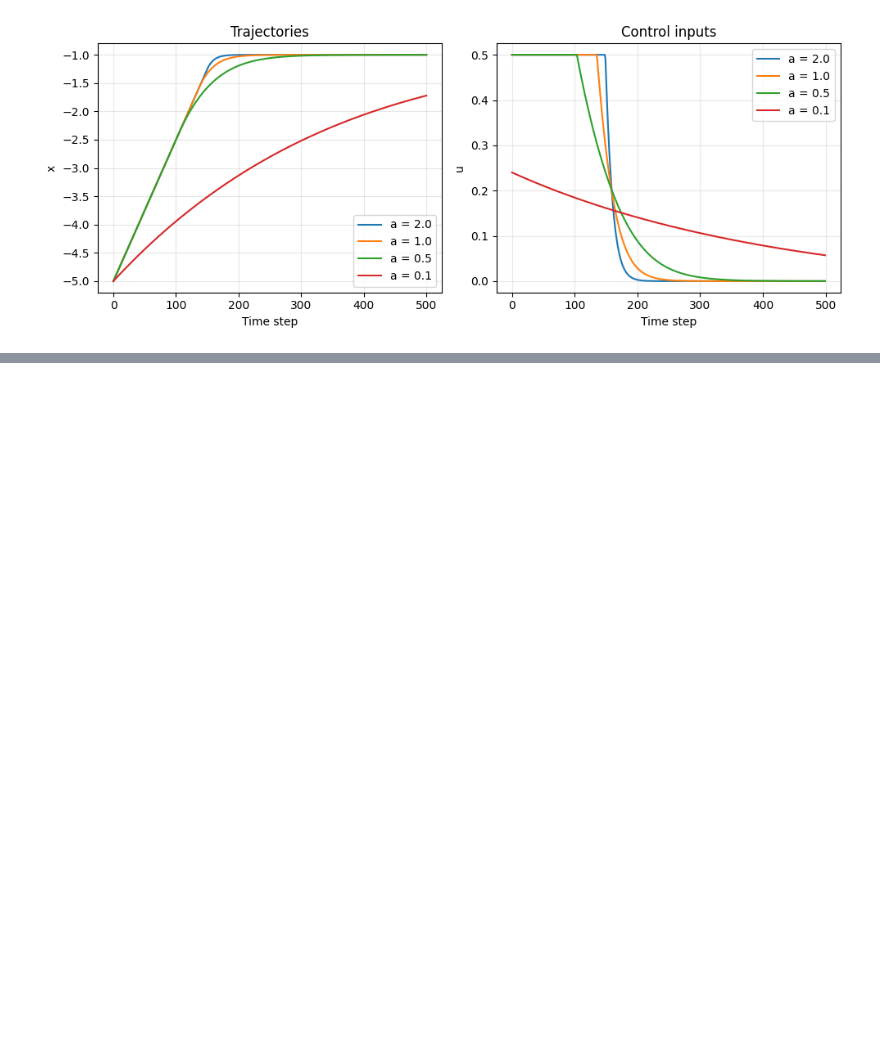
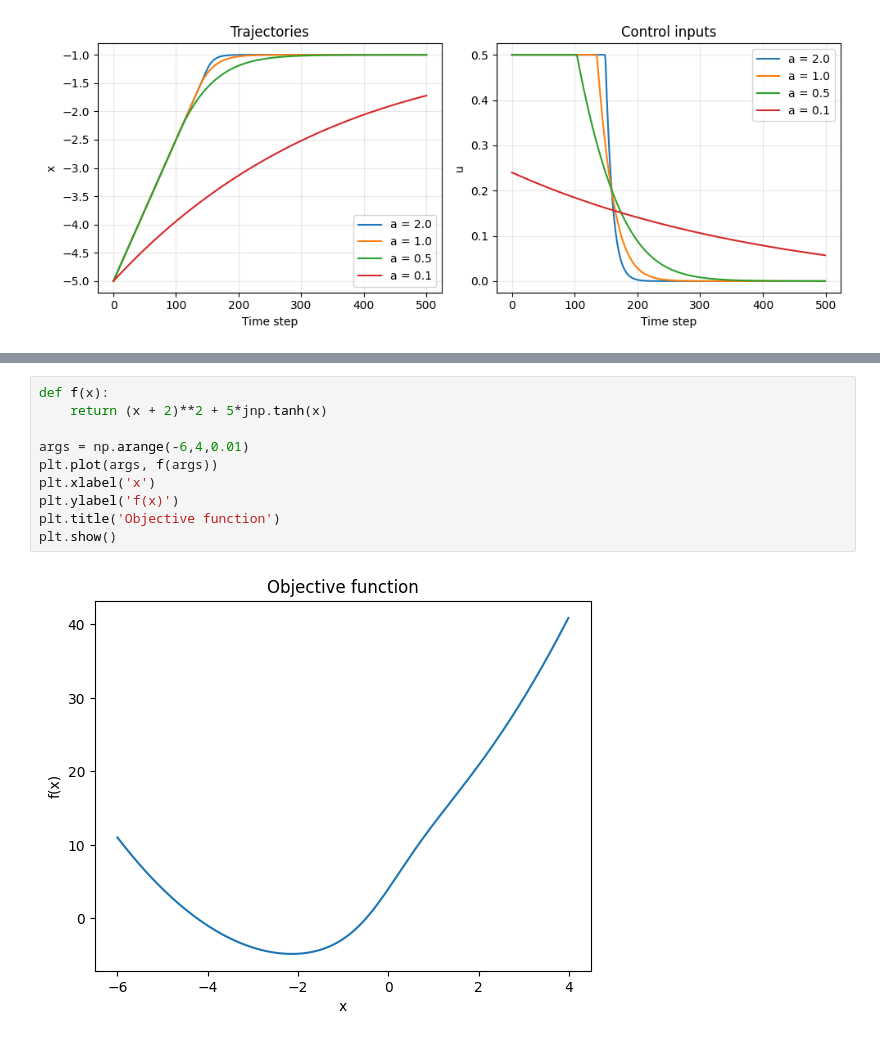
Before and after one commit to UW-CTRL/lmc-book, a Jupyter notebook: homework/hw01.ipynb, the cells around one changed output, grey strips where cells are left out. Saved outputs shown, nothing was run; the diff lists cells and outputs as text; blank space fills up the shorter version.

```diff
--- a/homework/hw01.ipynb
+++ b/homework/hw01.ipynb
@@ -874,0 +916,12 @@ plt.tight_layout()
+# %%
+def f(x):
+    return (x + 2)**2 + 5*jnp.tanh(x)
+
+args = np.arange(-6,4,0.01)
+plt.plot(args, f(args))
+plt.xlabel('x')
+plt.ylabel('f(x)')
+plt.title('Objective function')
+plt.show()
+# %% [output]
+[figure, added]
```
Also changed, not shown: parts of 12 cells of this notebook, 3 other files.
